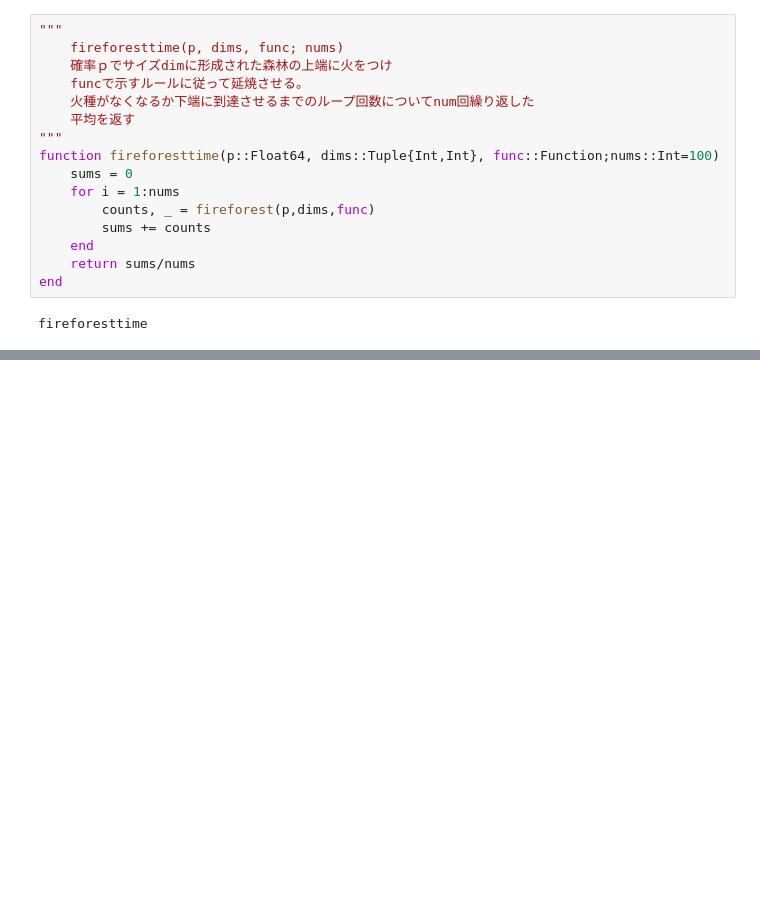
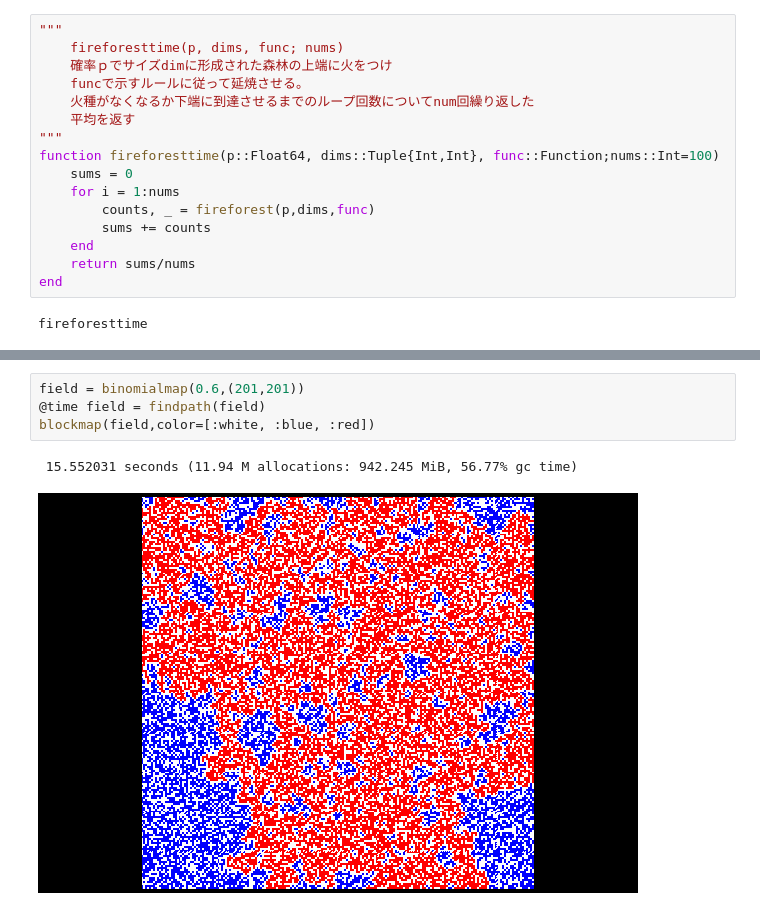
Before and after one commit to HitoshiWako/percolation, a Jupyter notebook: percolation.ipynb, the cells around one changed output, grey strips where cells are left out. Saved outputs shown, nothing was run; the diff lists cells and outputs as text; blank space fills up the shorter version.

```diff
--- a/percolation.ipynb
+++ b/percolation.ipynb
@@ -189,0 +218,7 @@ plot!()
+# %%
+field = binomialmap(0.6,(201,201))
+@time field = findpath(field)
+blockmap(field,color=[:white, :blue, :red])
+# %% [output]
+ 15.552031 seconds (11.94 M allocations: 942.245 MiB, 56.77% gc time)
+[figure, added]
```
Also changed, not shown: parts of 10 cells of this notebook.
